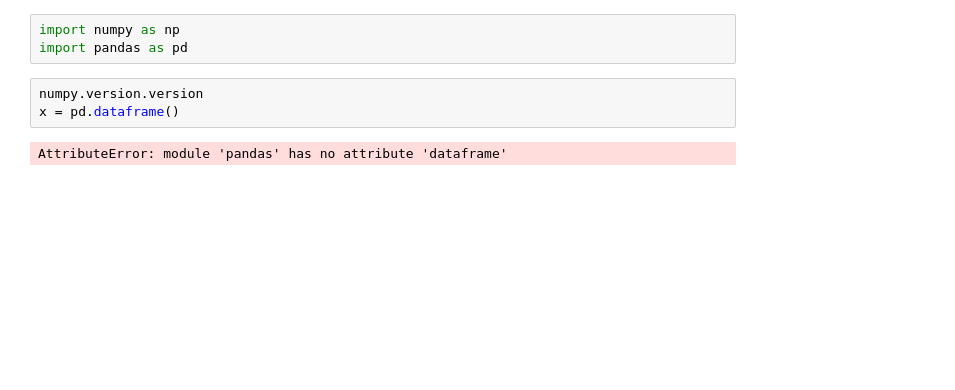
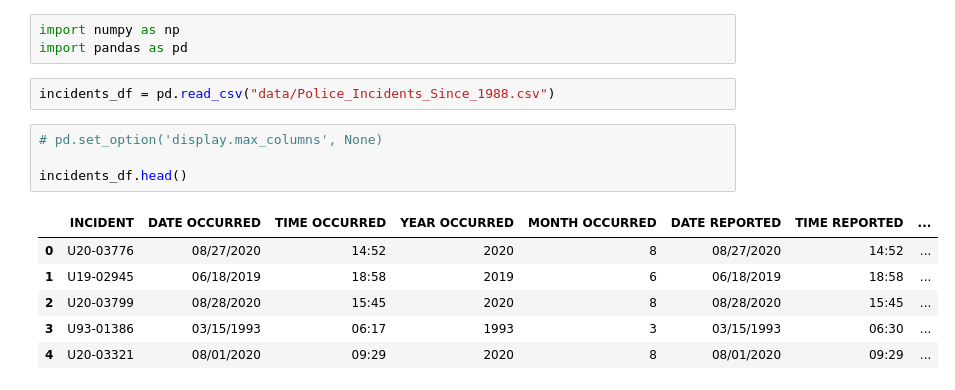
Before and after one commit to jlivshots/Response-time-analytics, a Jupyter notebook: Dev.ipynb, the cells around one changed output. Cells and saved outputs as stored; diff of their text form; blank space fills up the shorter version.

```diff
--- a/Dev.ipynb
+++ b/Dev.ipynb
@@ -2,7 +2,15 @@
 import numpy as np
 import pandas as pd
 # %%
-numpy.version.version
-x = pd.dataframe()
+incidents_df = pd.read_csv("data/Police_Incidents_Since_1988.csv")
-# %% [output]
-AttributeError: module 'pandas' has no attribute 'dataframe'
+# %%
+# pd.set_option('display.max_columns', None)
+
+incidents_df.head()
+# %% [output]
+|  | INCIDENT | DATE OCCURRED | TIME OCCURRED | YEAR OCCURRED | MONTH OCCURRED | DATE REPORTED | TIME REPORTED | ... |
+| 0 | U20-03776 | 08/27/2020 | 14:52 | 2020 | 8 | 08/27/2020 | 14:52 | ... |
+| 1 | U19-02945 | 06/18/2019 | 18:58 | 2019 | 6 | 06/18/2019 | 18:58 | ... |
+| 2 | U20-03799 | 08/28/2020 | 15:45 | 2020 | 8 | 08/28/2020 | 15:45 | ... |
+| 3 | U93-01386 | 03/15/1993 | 06:17 | 1993 | 3 | 03/15/1993 | 06:30 | ... |
+| 4 | U20-03321 | 08/01/2020 | 09:29 | 2020 | 8 | 08/01/2020 | 09:29 | ... |
```
Also changed, not shown: parts of 2 cells of this notebook.
